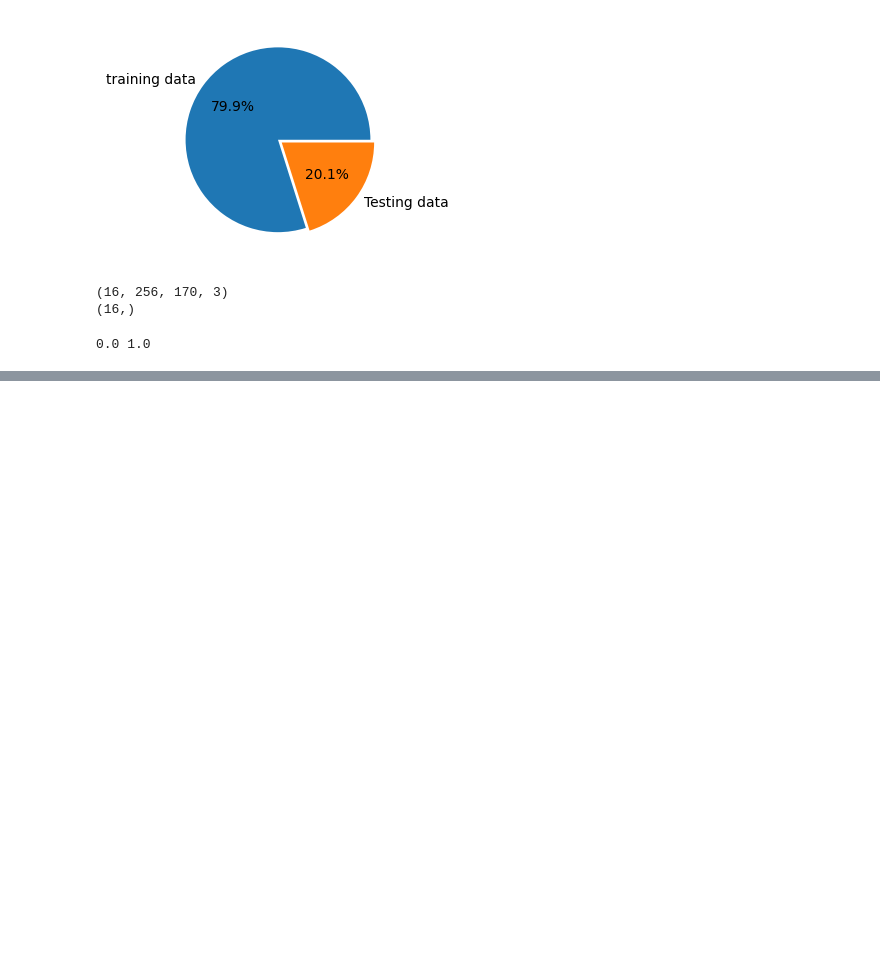
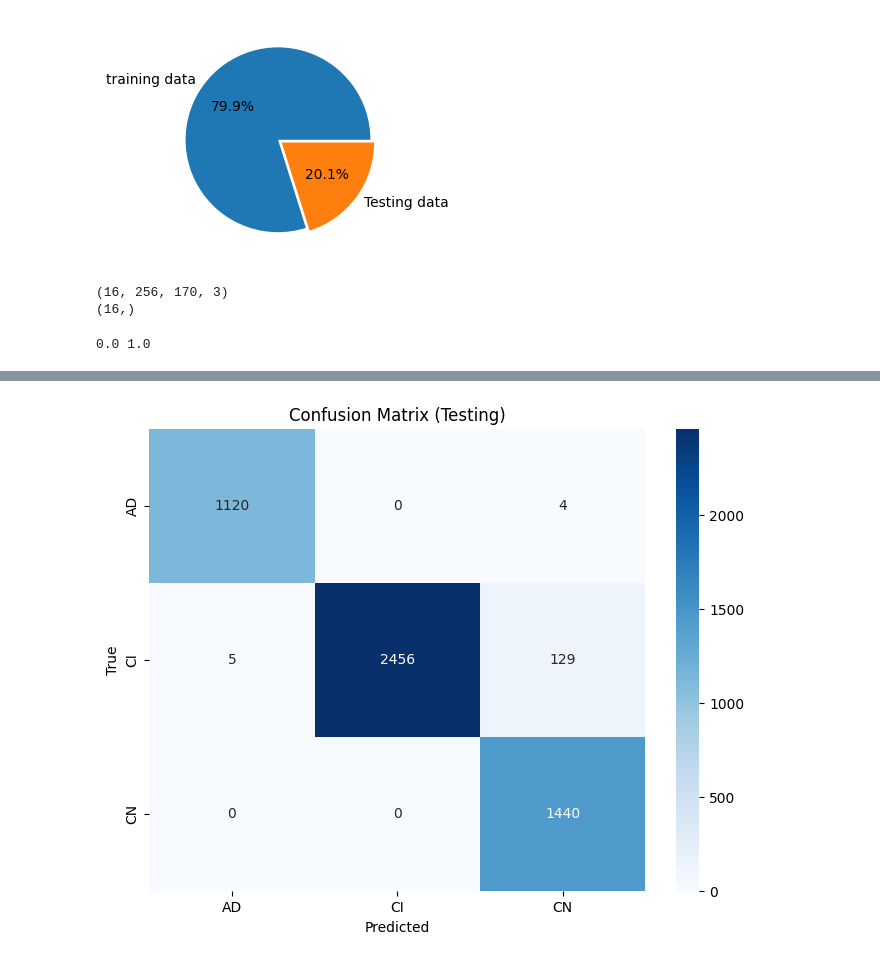
Before and after one commit to JordanoPreteroti/Alz_Classification, a Jupyter notebook: main.ipynb, the cells around one changed output, grey strips where cells are left out. Saved outputs shown, nothing was run; the diff lists cells and outputs as text; code cells hidden in the pictures; blank space fills up the shorter version.

```diff
--- a/main.ipynb
+++ b/main.ipynb
@@ -259,0 +301,36 @@ model.evaluate(validation_dataset)
+# %%
+import numpy as np
+import matplotlib.pyplot as plt
+import seaborn as sns
+import tensorflow as tf
+
+# Assuming `model`, `dataset`, and `class_names` are defined correctly
+# You should replace `dataset` with your actual test data
+
+# Initialize lists to store true labels and predicted labels
+true_labels = []
+predicted_labels = []
+
+# Iterate over the dataset and make predictions
+for images, labels_batch in dataset:
+    predictions_batch = model.predict(images)
+    predicted_labels_batch = np.argmax(predictions_batch, axis=1)
+
+    true_labels.extend(labels_batch.numpy())
+    predicted_labels.extend(predicted_labels_batch)
+
+# Convert lists to numpy arrays
+true_labels = np.array(true_labels)
+predicted_labels = np.array(predicted_labels)
+
+# Calculate confusion matrix
+confusion_matrix = tf.math.confusion_matrix(true_labels, predicted_labels, num_classes=len(class_names))
+
+# Plot confusion matrix
+plt.figure(figsize=(8, 6))
+sns.heatmap(confusion_matrix, annot=True, fmt='d', cmap='Blues', xticklabels=class_names, yticklabels=class_names)
+plt.title('Confusion Matrix (Testing)')
+plt.xlabel('Predicted')
+plt.ylabel('True')
+plt.show()
+# %% [output]
@@ -260,3 +354,4 @@ model.evaluate(validation_dataset)
+[figure, added]
 # %%
 
 plt.figure(figsize=(10, 5))
```
Also changed, not shown: parts of 10 cells of this notebook, 2 other files.
